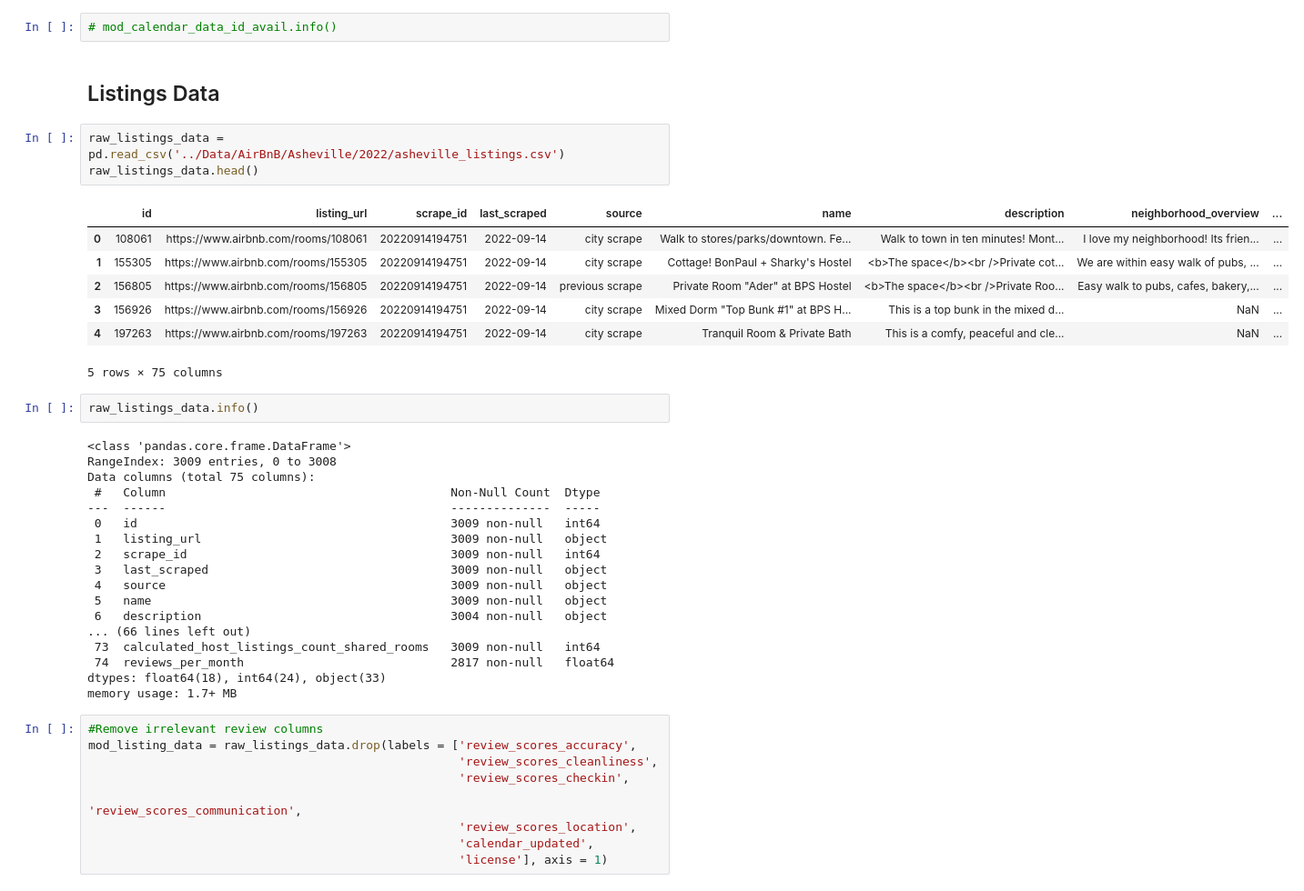
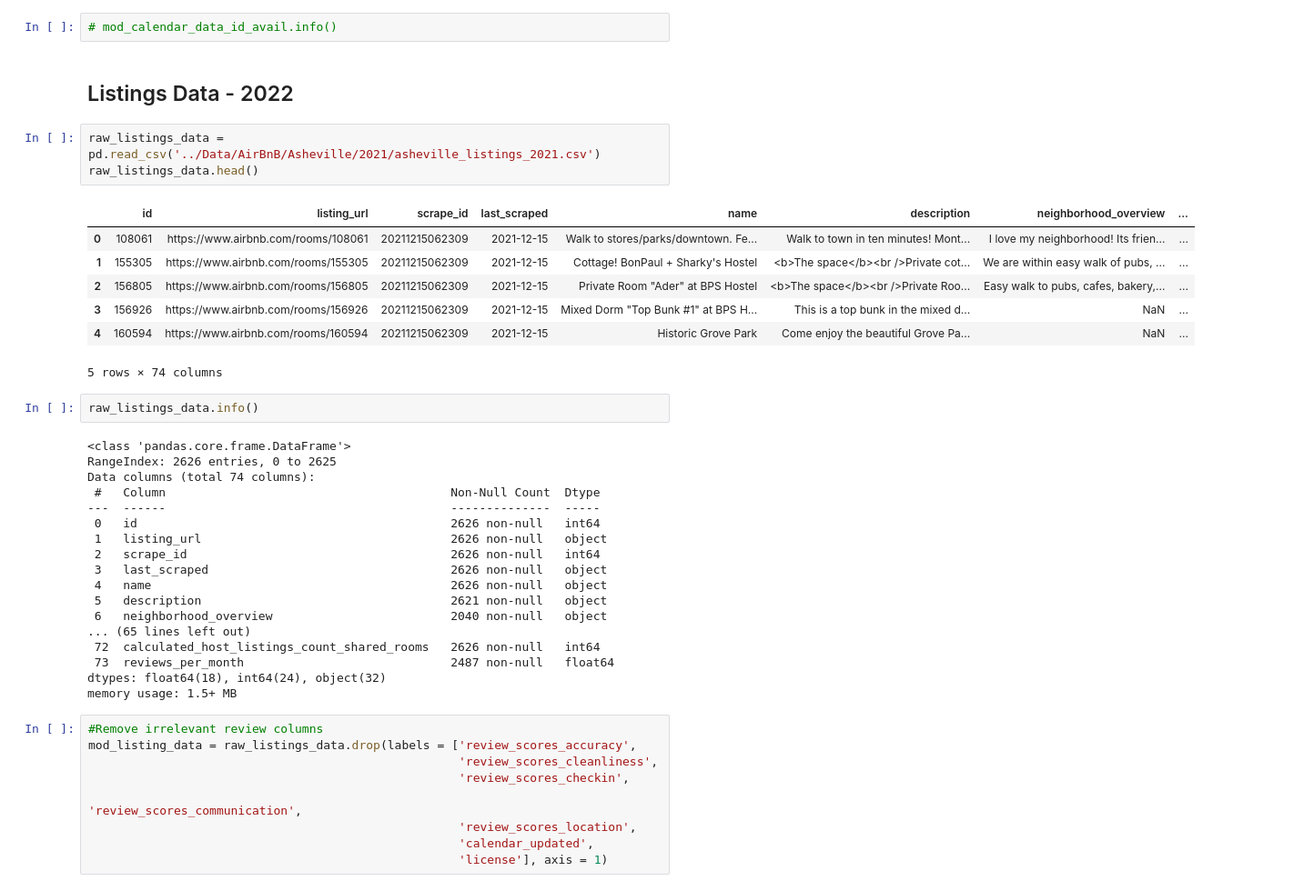
Before and after one commit to sjeanat3/Asheville-AirBnB-Experience-Recommendation, a Jupyter notebook: Notebooks/Asheville AirBnB Price Prediction Notebook.ipynb, the cells around one changed output. Shown at 91% size. Saved outputs shown, nothing was run; the diff lists cells and outputs as text.

```diff
--- a/Notebooks/Asheville AirBnB Price Prediction Notebook.ipynb
+++ b/Notebooks/Asheville AirBnB Price Prediction Notebook.ipynb
@@ -204,38 +251,38 @@ memory usage: 25.1 MB
 # %%
 # mod_calendar_data_id_avail.info()
 # %% [markdown]
-## Listings Data
+## Listings Data - 2022
 # %%
-raw_listings_data = pd.read_csv('../Data/AirBnB/Asheville/2022/asheville_listings.csv')
+raw_listings_data = pd.read_csv('../Data/AirBnB/Asheville/2021/asheville_listings_2021.csv')
 raw_listings_data.head()
 # %% [output]
-|  | id | listing_url | scrape_id | last_scraped | source | name | description | neighborhood_overview | ... |
-| 0 | 108061 | https://www.airbnb.com/rooms/108061 | 20220914194751 | 2022-09-14 | city scrape | Walk to stores/parks/downtown. Fe... | Walk to town in ten minutes! Mont... | I love my neighborhood! Its frien... | ... |
-| 1 | 155305 | https://www.airbnb.com/rooms/155305 | 20220914194751 | 2022-09-14 | city scrape | Cottage! BonPaul + Sharky's Hostel | <b>The space</b><br />Private cot... | We are within easy walk of pubs, ... | ... |
-| 2 | 156805 | https://www.airbnb.com/rooms/156805 | 20220914194751 | 2022-09-14 | previous scrape | Private Room "Ader" at BPS Hostel | <b>The space</b><br />Private Roo... | Easy walk to pubs, cafes, bakery,... | ... |
-| 3 | 156926 | https://www.airbnb.com/rooms/156926 | 20220914194751 | 2022-09-14 | city scrape | Mixed Dorm "Top Bunk #1" at BPS H... | This is a top bunk in the mixed d... | NaN | ... |
-| 4 | 197263 | https://www.airbnb.com/rooms/197263 | 20220914194751 | 2022-09-14 | city scrape | Tranquil Room & Private Bath | This is a comfy, peaceful and cle... | NaN | ... |
+|  | id | listing_url | scrape_id | last_scraped | name | description | neighborhood_overview | ... |
+| 0 | 108061 | https://www.airbnb.com/rooms/108061 | 20211215062309 | 2021-12-15 | Walk to stores/parks/downtown. Fe... | Walk to town in ten minutes! Mont... | I love my neighborhood! Its frien... | ... |
+| 1 | 155305 | https://www.airbnb.com/rooms/155305 | 20211215062309 | 2021-12-15 | Cottage! BonPaul + Sharky's Hostel | <b>The space</b><br />Private cot... | We are within easy walk of pubs, ... | ... |
+| 2 | 156805 | https://www.airbnb.com/rooms/156805 | 20211215062309 | 2021-12-15 | Private Room "Ader" at BPS Hostel | <b>The space</b><br />Private Roo... | Easy walk to pubs, cafes, bakery,... | ... |
+| 3 | 156926 | https://www.airbnb.com/rooms/156926 | 20211215062309 | 2021-12-15 | Mixed Dorm "Top Bunk #1" at BPS H... | This is a top bunk in the mixed d... | NaN | ... |
+| 4 | 160594 | https://www.airbnb.com/rooms/160594 | 20211215062309 | 2021-12-15 | Historic Grove Park | Come enjoy the beautiful Grove Pa... | NaN | ... |
-5 rows × 75 columns
+5 rows × 74 columns
 # %%
 raw_listings_data.info()
 # %% [output]
 <class 'pandas.core.frame.DataFrame'>
-RangeIndex: 3009 entries, 0 to 3008
-Data columns (total 75 columns):
+RangeIndex: 2626 entries, 0 to 2625
+Data columns (total 74 columns):
  #   Column                                        Non-Null Count  Dtype
 ---  ------                                        --------------  -----
- 0   id                                            3009 non-null   int64
- 1   listing_url                                   3009 non-null   object
- 2   scrape_id                                     3009 non-null   int64
- 3   last_scraped                                  3009 non-null   object
- 4   source                                        3009 non-null   object
- 5   name                                          3009 non-null   object
- 6   description                                   3004 non-null   object
-... (66 lines left out)
- 73  calculated_host_listings_count_shared_rooms   3009 non-null   int64
- 74  reviews_per_month                             2817 non-null   float64
-dtypes: float64(18), int64(24), object(33)
-memory usage: 1.7+ MB
+ 0   id                                            2626 non-null   int64
+ 1   listing_url                                   2626 non-null   object
+ 2   scrape_id                                     2626 non-null   int64
+ 3   last_scraped                                  2626 non-null   object
+ 4   name                                          2626 non-null   object
+ 5   description                                   2621 non-null   object
+ 6   neighborhood_overview                         2040 non-null   object
+... (65 lines left out)
+ 72  calculated_host_listings_count_shared_rooms   2626 non-null   int64
+ 73  reviews_per_month                             2487 non-null   float64
+dtypes: float64(18), int64(24), object(32)
+memory usage: 1.5+ MB
 # %%
 #Remove irrelevant review columns
 mod_listing_data = raw_listings_data.drop(labels = ['review_scores_accuracy',
```
Also changed, not shown: parts of 39 cells of this notebook, 3 other files.
